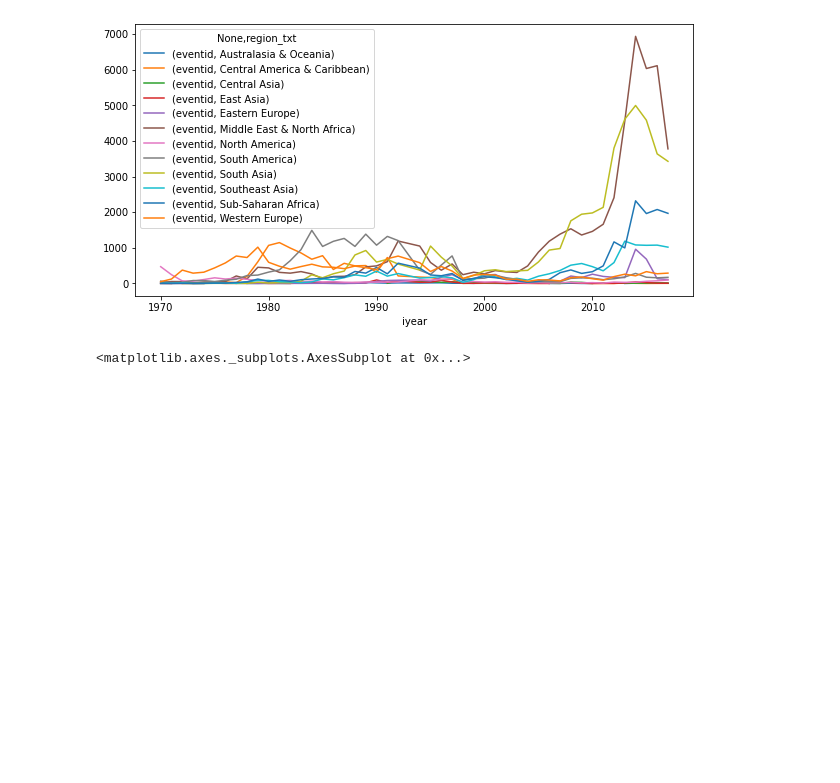
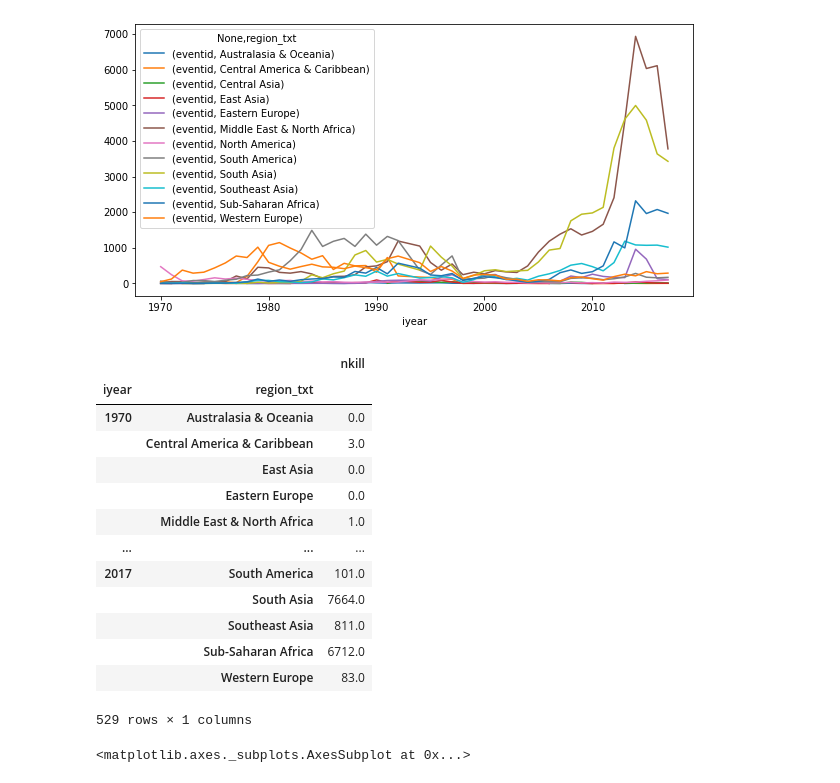
Before and after one commit to mahin-arvind/GTD-EDA, a Jupyter notebook: Copy_of_Global_Terrorism_Analysis_Capstone_Project.ipynb, the cells around one changed output. Cells and saved outputs as stored; diff of their text form; code cells hidden in the pictures; blank space fills up the shorter version.

```diff
--- a/Copy_of_Global_Terrorism_Analysis_Capstone_Project.ipynb
+++ b/Copy_of_Global_Terrorism_Analysis_Capstone_Project.ipynb
@@ -187,6 +216,23 @@ gta_df[gta_df.attacktype1_txt =='Assassination'].groupby(['region_txt']).agg({'n
 # %% [output]
 <matplotlib.axes._subplots.AxesSubplot at 0x...>
 [figure]
+# %%
+time
+# %% [output]
+|  |  | nkill |
+| iyear | region_txt |  |
+| 1970 | Australasia & Oceania | 0.0 |
+|  | Central America & Caribbean | 3.0 |
+|  | East Asia | 0.0 |
+|  | Eastern Europe | 0.0 |
+|  | Middle East & North Africa | 1.0 |
+| ... | ... | ... |
+| 2017 | South America | 101.0 |
+|  | South Asia | 7664.0 |
+|  | Southeast Asia | 811.0 |
+|  | Sub-Saharan Africa | 6712.0 |
+|  | Western Europe | 83.0 |
+529 rows × 1 columns
 # %%
 plt.rcParams['figure.figsize'] = (10, 5)
 time = gta_df.groupby(['iyear','region_txt']).agg({'nkill':'sum'})
```
Also changed, not shown: parts of 9 cells of this notebook.
